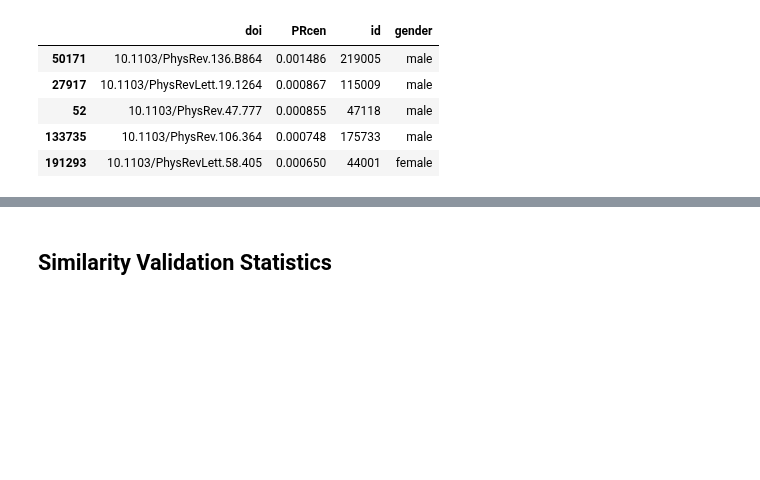
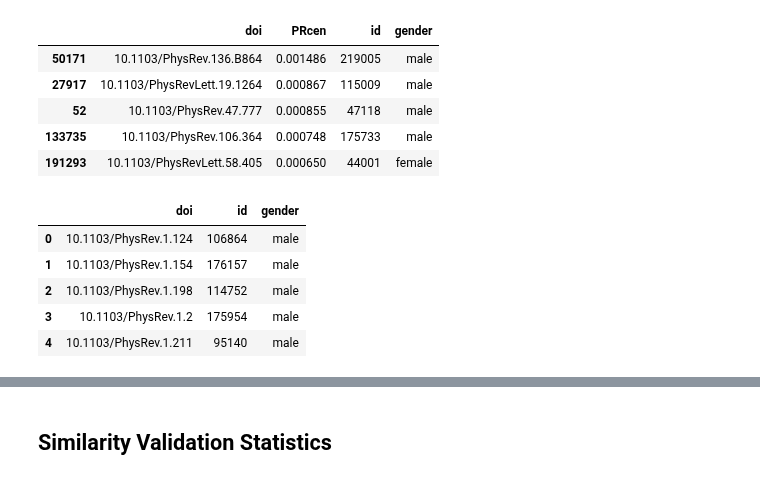
Before and after one commit to therobinkay/firstmover, a Jupyter notebook: main.ipynb, the cells around one changed output, grey strips where cells are left out. Drawn from its saved outputs; the diff is of its cells as text; code cells hidden in the pictures; blank space fills up the shorter version.

```diff
--- a/main.ipynb
+++ b/main.ipynb
@@ -993,3 +993,12 @@ pr_age = prs_new.merge(cited, on='doi', how='inner')
 pr_age = pr_age[['PRcen', 'doi', 'id_x', 'gender_x', 'yeard']]
 pr_age = pr_age.rename(columns={'id_x': "id", "gender_x": "gender"}
                       ).sort_values('PRcen',ascending=False)
+# %%
+nodedata.head()
+# %% [output]
+|  | doi | id | gender |
+| 0 | 10.1103/PhysRev.1.124 | 106864 | male |
+| 1 | 10.1103/PhysRev.1.154 | 176157 | male |
+| 2 | 10.1103/PhysRev.1.198 | 114752 | male |
+| 3 | 10.1103/PhysRev.1.2 | 175954 | male |
+| 4 | 10.1103/PhysRev.1.211 | 95140 | male |
```
Also changed, not shown: parts of 4 cells of this notebook.
